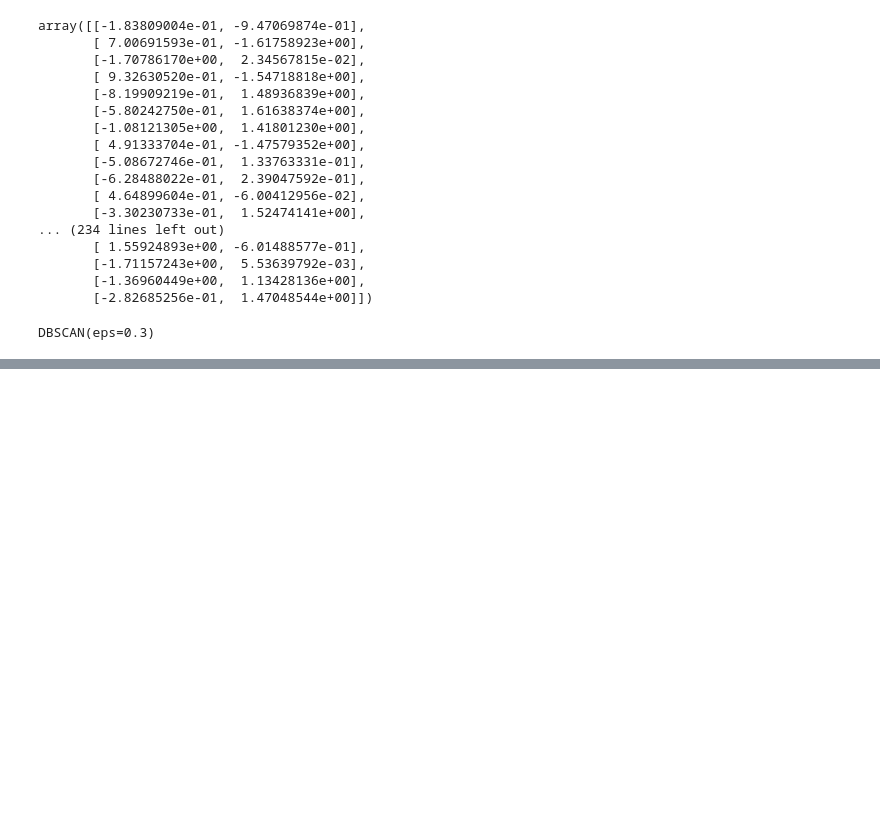
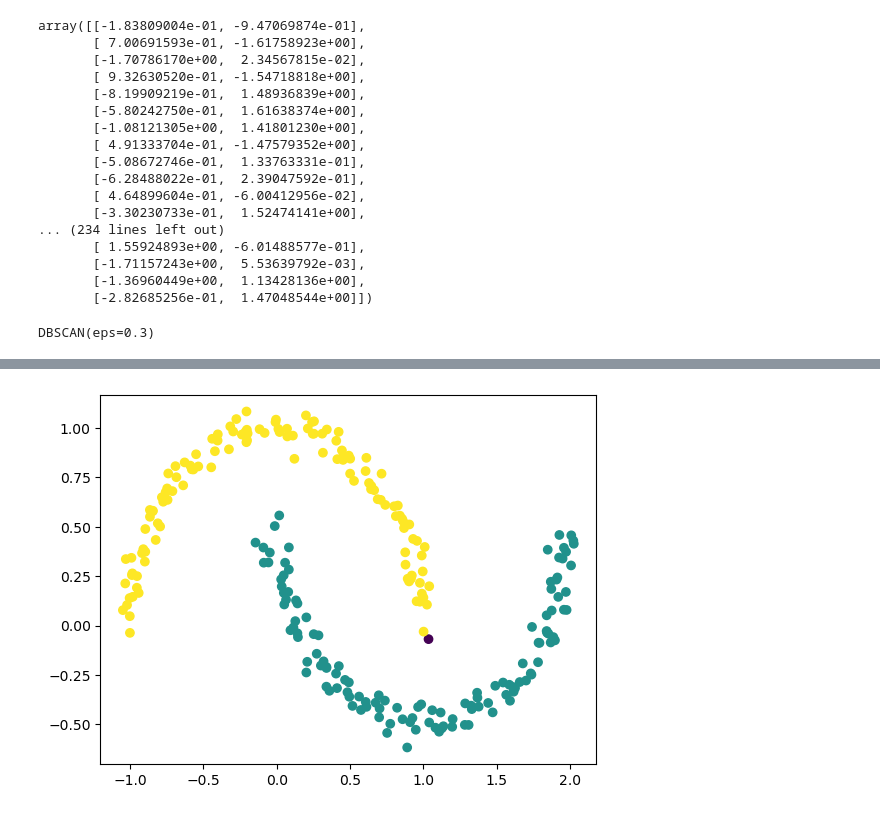
Before and after one commit to ganeshbgunjal/Machine-Learning, a Jupyter notebook: 13 DBScan Clustering/DBSCAN clustering.ipynb, the cells around one changed output, grey strips where cells are left out. Cells and saved outputs as stored; diff of their text form; code cells hidden in the pictures; blank space fills up the shorter version.

```diff
--- a/13 DBScan Clustering/DBSCAN clustering.ipynb
+++ b/13 DBScan Clustering/DBSCAN clustering.ipynb
@@ -64,0 +83,5 @@ DBSCAN(eps=0.3)
+# %%
+plt.scatter(X[:,0],X[:,1],c=dbscan.labels_)
+plt.show()
+# %% [output]
+[figure, added]
```
Also changed, not shown: parts of 1 cell of this notebook.
